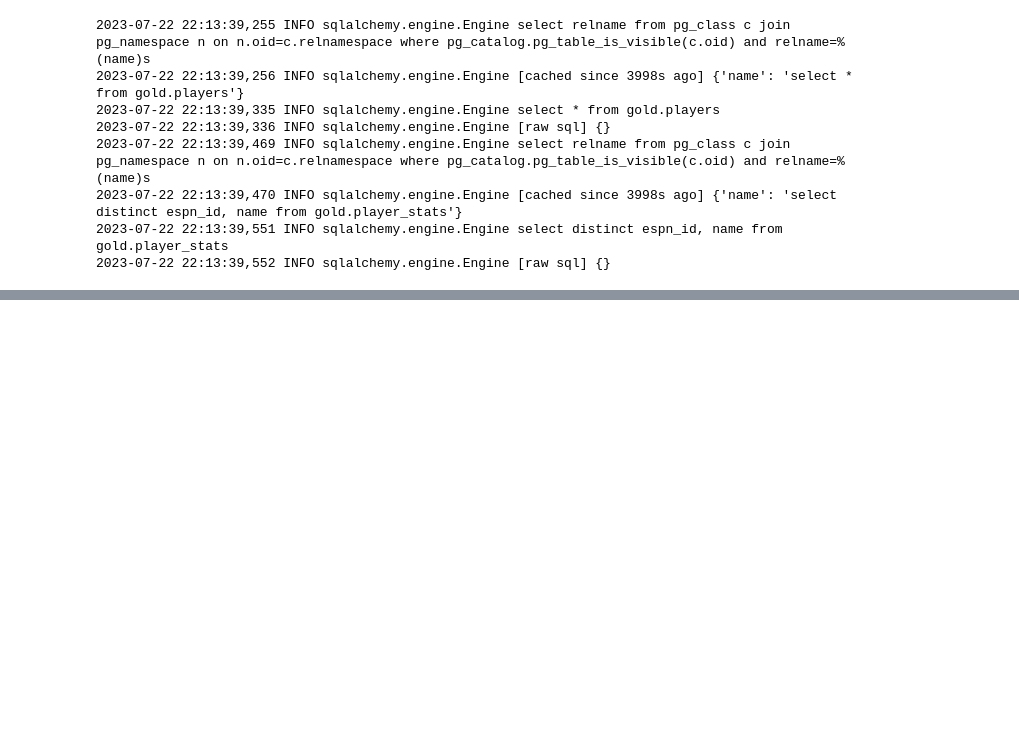
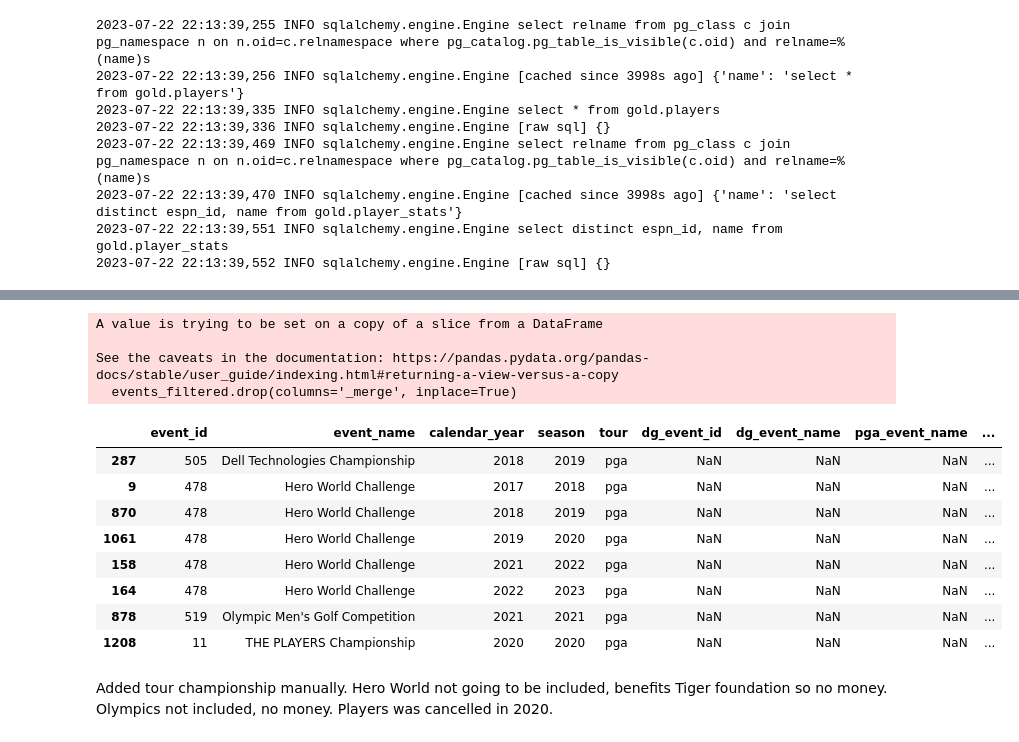
Before and after one commit to melebrett/MSDS-Capstone, a Jupyter notebook: dev/mapping.ipynb, the cells around one changed output, grey strips where cells are left out. Saved outputs shown, nothing was run; the diff lists cells and outputs as text; code cells hidden in the pictures; blank space fills up the shorter version.

```diff
--- a/dev/mapping.ipynb
+++ b/dev/mapping.ipynb
@@ -230,0 +235,8 @@ utils.write_to_db(final, 'player_xref', schema='gold', append=True)
+# %%
+conn = utils.db_connect()
+
+event_money = pd.read_sql('select * from gold.winnings', conn)
+events = pd.read_sql('select distinct event_id, event_name, calendar_year, season, tour from gold.events', conn)
+
+# distinct events from event_money
+event_money_events = event_money[['event_name', 'season']].drop_duplicates()
@@ -230,0 +357,11 @@ utils.write_to_db(final, 'player_xref', schema='gold', append=True)
+# %%
+matches_final = pd.read_csv('matches_final.csv')
+# %%
+# # rename
+final = matches_final[['event_id',  'event_name', 'map_event', 'calendar_year', 'season']].rename(
+    columns = {'event_id':'dg_event_id', 'event_name':'dg_event_name', 'map_event': 'pga_event_name', 'season': 'pga_season'}
+    )
+
+final['tour'] = 'pga'
+
+final.head()
@@ -230,0 +375,31 @@ utils.write_to_db(final, 'player_xref', schema='gold', append=True)
+# %%
+# Merge the two DataFrames and mark the rows that exist in both
+merged_events = events.merge(final,
+                             left_on=['event_id', 'calendar_year', 'tour'],
+                             right_on=['dg_event_id', 'calendar_year', 'tour'],
+                             how='left',
+                             indicator=True)
+
+# Filter out the rows that exist in both DataFrames
+events_filtered = merged_events[merged_events['_merge'] == 'left_only']
+
+# Drop the indicator column if you don't need it
+events_filtered.drop(columns='_merge', inplace=True)
+
+events_filtered[events_filtered['tour'] == 'pga'].sort_values(by = ['event_name', 'calendar_year', 'event_id'])
+# %% [output]
+A value is trying to be set on a copy of a slice from a DataFrame
+
+See the caveats in the documentation: https://pandas.pydata.org/pandas-docs/stable/user_guide/indexing.html#returning-a-view-versus-a-copy
+  events_filtered.drop(columns='_merge', inplace=True)
+|  | event_id | event_name | calendar_year | season | tour | dg_event_id | dg_event_name | pga_event_name | ... |
+| 287 | 505 | Dell Technologies Championship | 2018 | 2019 | pga | NaN | NaN | NaN | ... |
+| 9 | 478 | Hero World Challenge | 2017 | 2018 | pga | NaN | NaN | NaN | ... |
+| 870 | 478 | Hero World Challenge | 2018 | 2019 | pga | NaN | NaN | NaN | ... |
+| 1061 | 478 | Hero World Challenge | 2019 | 2020 | pga | NaN | NaN | NaN | ... |
+| 158 | 478 | Hero World Challenge | 2021 | 2022 | pga | NaN | NaN | NaN | ... |
+| 164 | 478 | Hero World Challenge | 2022 | 2023 | pga | NaN | NaN | NaN | ... |
+| 878 | 519 | Olympic Men's Golf Competition | 2021 | 2021 | pga | NaN | NaN | NaN | ... |
+| 1208 | 11 | THE PLAYERS Championship | 2020 | 2020 | pga | NaN | NaN | NaN | ... |
+# %% [markdown]
+Added tour championship manually. Hero World not going to be included, benefits Tiger foundation so no money. Olympics not included, no money. Players was cancelled in 2020.
```
Also changed, not shown: parts of 13 cells of this notebook, 7 other files.
